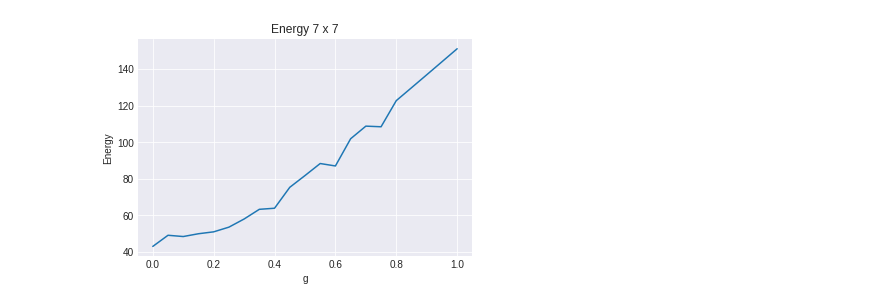
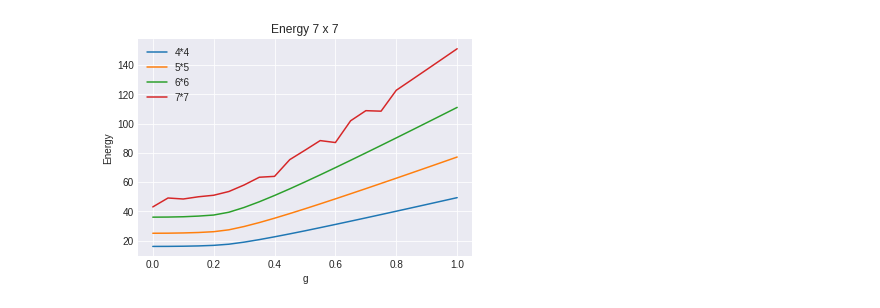
Before and after one commit to zjuadurey/machine-learnig-QM, a Jupyter notebook: plot/plot_all_mutil_pic.ipynb, the cells around one changed output. Cells and saved outputs as stored; diff of their text form; code cells hidden in the pictures.

Commit message:
mutil_plot

```diff
--- a/plot/plot_all_mutil_pic.ipynb
+++ b/plot/plot_all_mutil_pic.ipynb
@@ -150,11 +138,15 @@ stuXr
 # %%
 x=np.arange(0, 1.01, 0.05)
 plt.style.use('seaborn-darkgrid') # 设置画图的风格
-fig, ax = plt.subplots()
-ax.plot(x, energy)
-ax.set_xlabel('g')
-ax.set_ylabel("Energy")
+plt.plot(x[0:21], energy[0:21], label = "4*4")
+plt.plot(x[0:21], energy[21:42], label = "5*5")
+plt.plot(x[0:21], energy[42:63], label = "6*6")
+plt.plot(x[0:21], energy[63:84], label = "7*7")
+plt.legend()
+plt.xlabel('g')
+plt.ylabel("Energy")
 plt.title("Energy %d x %d"%(L, L))
+plt.savefig("pic_mutil/Energy.png")
 plt.show()
 # %% [output]
-[figure, old version]
+[figure, new version]
```
Also changed, not shown: parts of 8 cells of this notebook.
